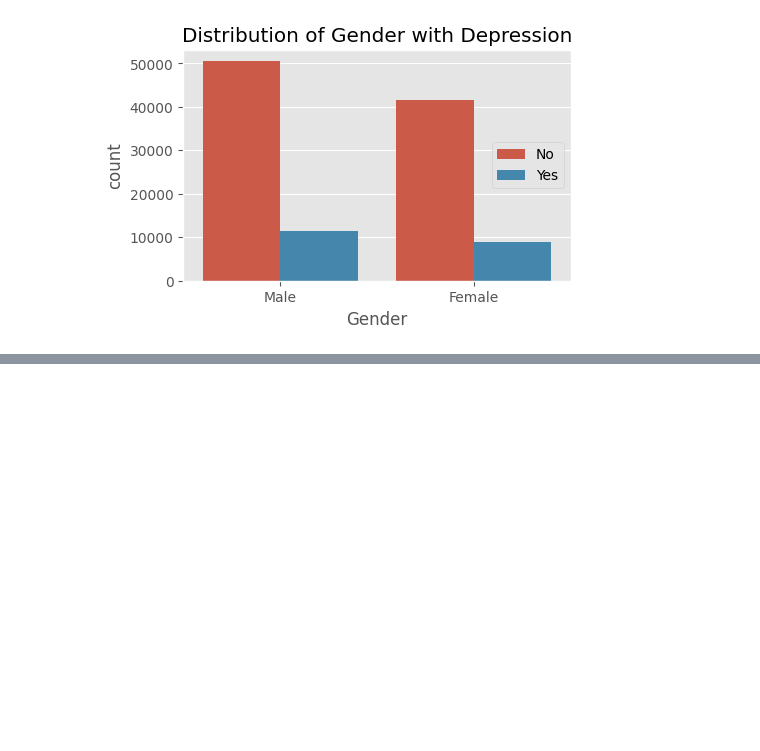
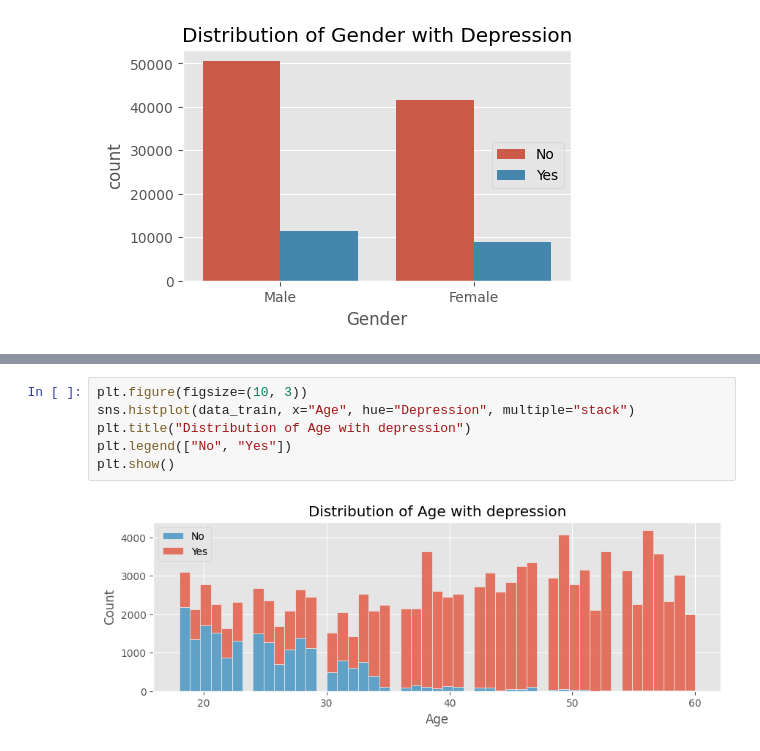
Before and after one commit to vanshuwjoshi/Kaggle-Playground-S4E11, a Jupyter notebook: notebooks/eda.ipynb, the cells around one changed output, grey strips where cells are left out. Drawn from its saved outputs; the diff is of its cells as text; blank space fills up the shorter version.

```diff
--- a/notebooks/eda.ipynb
+++ b/notebooks/eda.ipynb
@@ -96,0 +104,8 @@ plt.show()
+# %%
+plt.figure(figsize=(10, 3))
+sns.histplot(data_train, x="Age", hue="Depression", multiple="stack")
+plt.title("Distribution of Age with depression")
+plt.legend(["No", "Yes"])
+plt.show()
+# %% [output]
+[figure, added]
```
Also changed, not shown: parts of 1 cell of this notebook.
